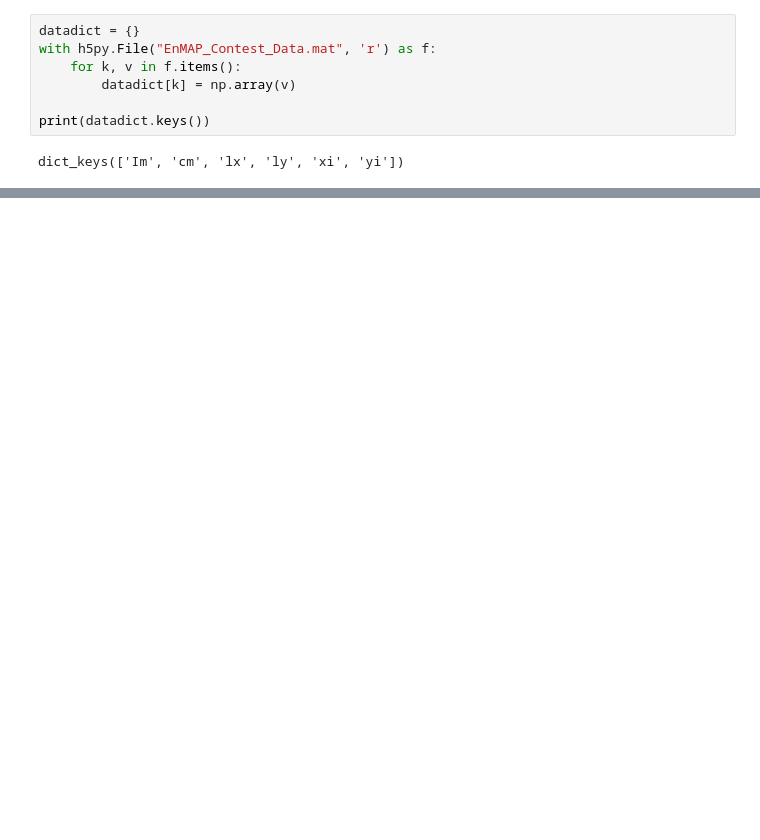
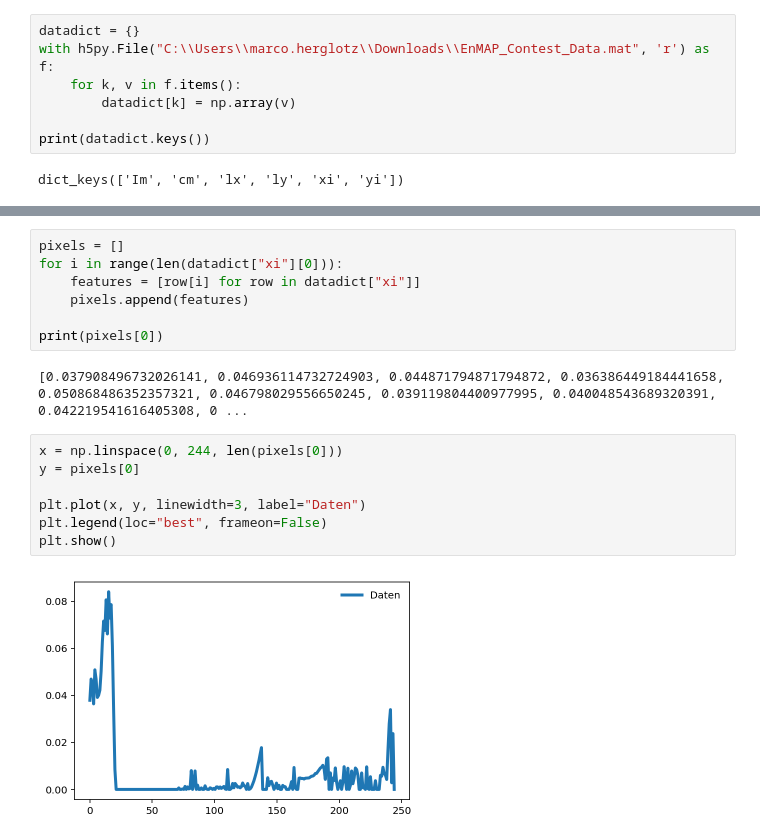
Before and after one commit to W-i-Z-o/WBS, a Jupyter notebook: Übung1/WBS_P-Übung1.ipynb, the cells around one changed output, grey strips where cells are left out. Saved outputs shown, nothing was run; the diff lists cells and outputs as text; blank space fills up the shorter version.

```diff
--- a/Übung1/WBS_P-Übung1.ipynb
+++ b/Übung1/WBS_P-Übung1.ipynb
@@ -19,7 +19,7 @@ import matplotlib.pyplot as plt
 Der Datensatz `EnMAP_Contest_Data.mat` wurde heruntergeladen in das Verzeichnis dieses Notebooks.
 # %%
 datadict = {}
-with h5py.File("EnMAP_Contest_Data.mat", 'r') as f:
+with h5py.File("C:\\Users\\marco.herglotz\\Downloads\\EnMAP_Contest_Data.mat", 'r') as f:
     for k, v in f.items():
         datadict[k] = np.array(v)
 
@@ -28,0 +49,18 @@ dict_keys(['Im', 'cm', 'lx', 'ly', 'xi', 'yi'])
+# %%
+pixels = []
+for i in range(len(datadict["xi"][0])):
+    features = [row[i] for row in datadict["xi"]]
+    pixels.append(features)
+
+print(pixels[0])
+# %% [output]
+[0.037908496732026141, 0.046936114732724903, 0.044871794871794872, 0.036386449184441658, 0.050868486352357321, 0.046798029556650245, 0.039119804400977995, 0.040048543689320391, 0.042219541616405308, 0 ...
+# %%
+x = np.linspace(0, 244, len(pixels[0]))
+y = pixels[0]
+
+plt.plot(x, y, linewidth=3, label="Daten")
+plt.legend(loc="best", frameon=False)
+plt.show()
+# %% [output]
+[figure, added]
```
Also changed, not shown: parts of 3 cells of this notebook, 1 other file.
